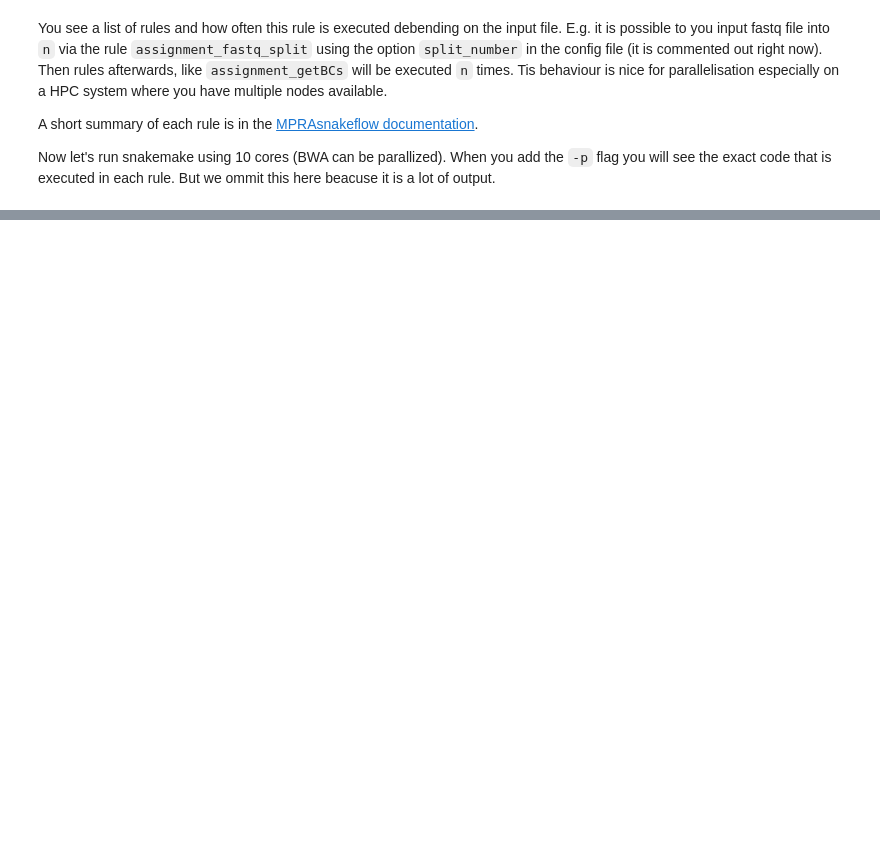
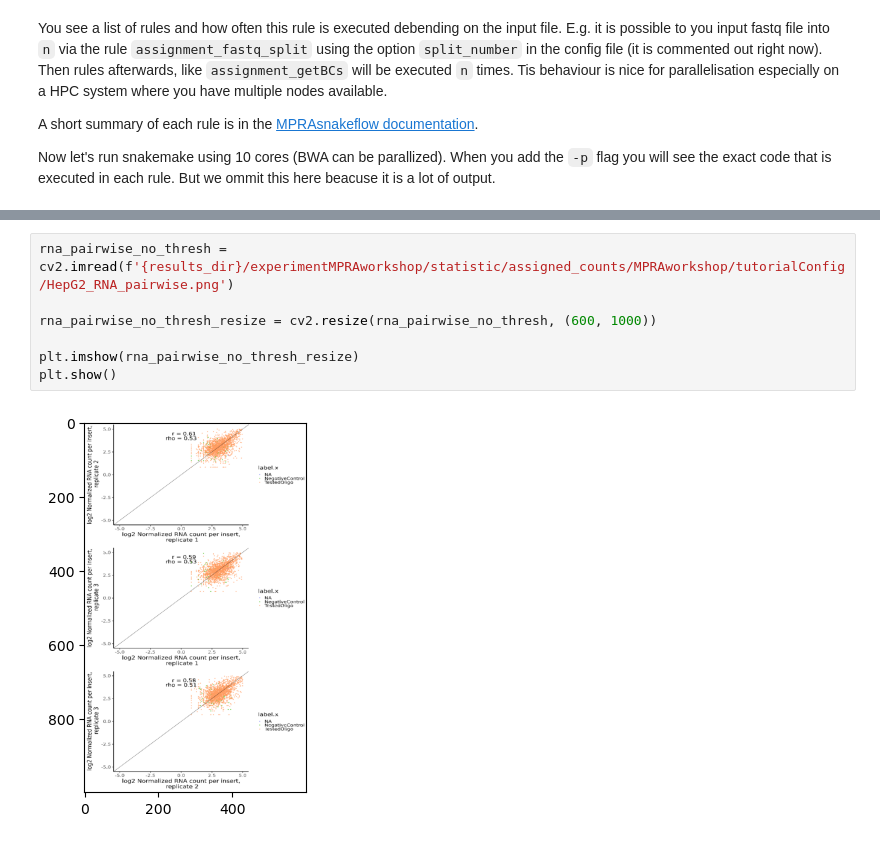
Before and after one commit to Vlasovets/OA-MPRA-data-analysis, a Jupyter notebook: tutorial_experiment.ipynb, the cells around one changed output, grey strips where cells are left out. Saved outputs shown, nothing was run; the diff lists cells and outputs as text; blank space fills up the shorter version.

```diff
--- a/tutorial_experiment.ipynb
+++ b/tutorial_experiment.ipynb
@@ -361,0 +452,9 @@ Conclusion: 97.4% sequences of our initial design can be used in the experimenta
+# %%
+rna_pairwise_no_thresh = cv2.imread(f'{results_dir}/experimentMPRAworkshop/statistic/assigned_counts/MPRAworkshop/tutorialConfig/HepG2_RNA_pairwise.png')
+
+rna_pairwise_no_thresh_resize = cv2.resize(rna_pairwise_no_thresh, (600, 1000))
+
+plt.imshow(rna_pairwise_no_thresh_resize)
+plt.show()
+# %% [output]
+[figure, added]
```
Also changed, not shown: parts of 42 cells of this notebook, 3 other files.
